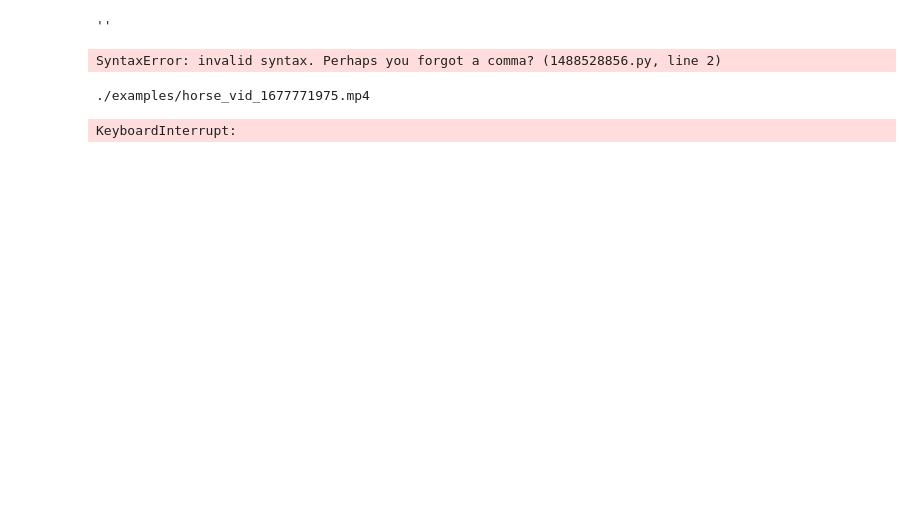
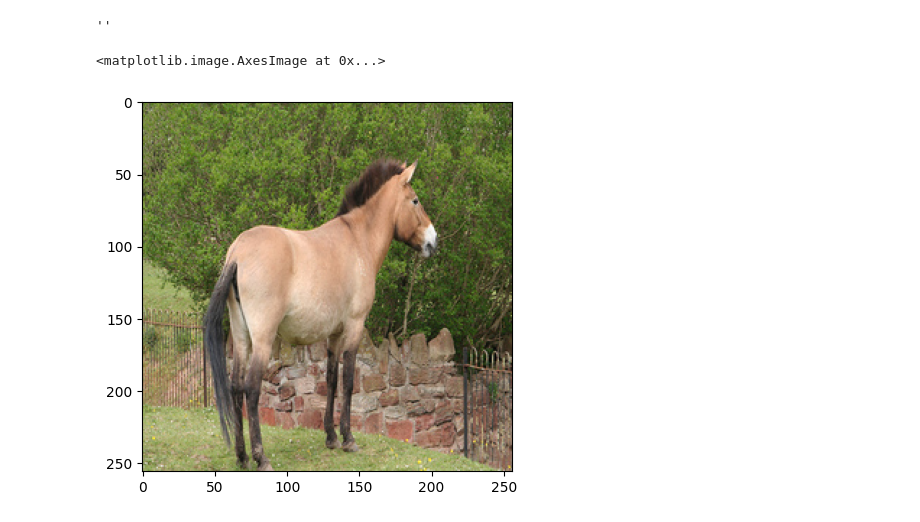
Before and after one commit to fboyle2001/advanced-computer-vision-y4, a Jupyter notebook: code/cyclegan_transfer.ipynb, the cells around one changed output. Saved outputs shown, nothing was run; the diff lists cells and outputs as text; code cells hidden in the pictures; blank space fills up the shorter version.

```diff
--- a/code/cyclegan_transfer.ipynb
+++ b/code/cyclegan_transfer.ipynb
@@ -53,16 +49,0 @@ transfer_input = [
-# %%
-eval_transform = transforms.Compose([
-    transforms.Resize(128)
-    transforms.ToTensor(),
-    transforms.Normalize((0.5, 0.5, 0.5), (0.5, 0.5, 0.5))
-])
-
-def transfer_to_batch(images):
-    transformed = torch.stack([eval_transform(image) for image in images]).to(device)
-
-    with torch.no_grad():
-        transferred = model(transformed).detach().cpu()
-
-    return revert_normalisation_batch(transferred)
-# %% [output]
-SyntaxError: invalid syntax. Perhaps you forgot a comma? (1488528856.py, line 2)
@@ -115,5 +50,11 @@ def transfer_to_video(video_loc):
-# %%
-transfer_to_video("./examples/horse_vid.mp4")
-# %% [output]
-./examples/horse_vid_1677771975.mp4
-KeyboardInterrupt:
+# %%
+dist_test_image_loc = "./cyclegan_original_data/horse2zebra/testA/n02381460_2100.jpg"
+non_dist_test_image_loc = "./examples/non_dist_horse.jpg"
+# %%
+dist_test_image = cv2.cvtColor(cv2.imread(dist_test_image_loc), cv2.COLOR_BGR2RGB)
+non_dist_test_image = cv2.cvtColor(cv2.imread(non_dist_test_image_loc), cv2.COLOR_BGR2RGB)
+# %%
+plt.imshow(dist_test_image)
+# %% [output]
+<matplotlib.image.AxesImage at 0x...>
+[figure, added]
```
Also changed, not shown: parts of 20 cells of this notebook, 5 other files.
